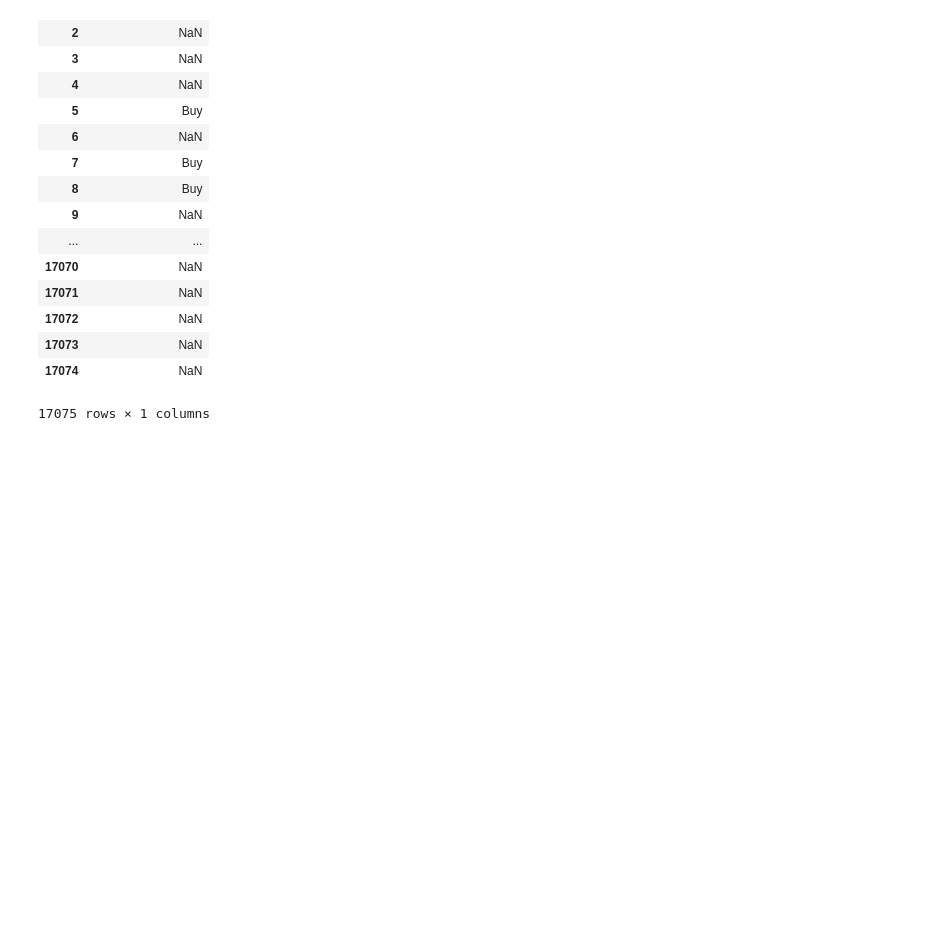
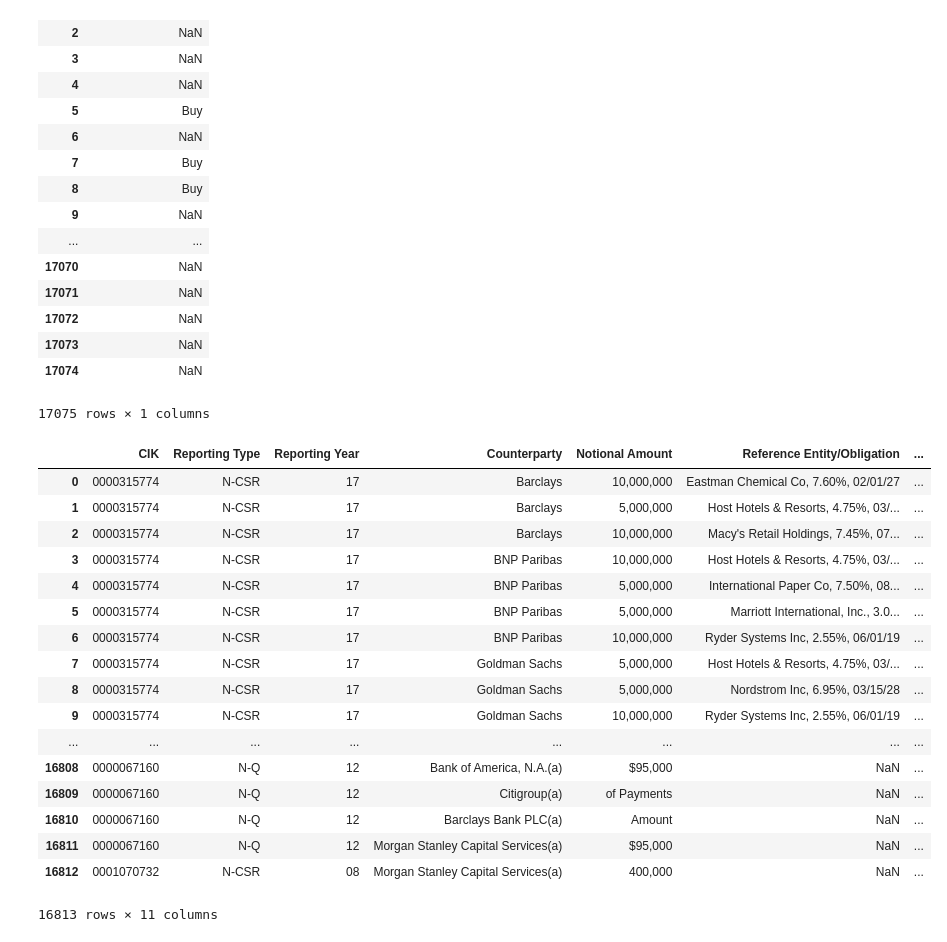
Before and after one commit to sudhamstarun/Credit-Default-Swap-Search-Engine, a Jupyter notebook: Notebooks/Unified CSV Generation.ipynb, the cells around one changed output. Cells and saved outputs as stored; diff of their text form; code cells hidden in the pictures; blank space fills up the shorter version.

```diff
--- a/Notebooks/Unified CSV Generation.ipynb
+++ b/Notebooks/Unified CSV Generation.ipynb
@@ -16,7 +16,7 @@ import os
 # %% [markdown]
 ### Setting up parent directory and sub directory
 # %%
-parent_dir = "../UnifiedCSVTestData/"
+parent_dir = "../Data/"
 filelist = []
 dirs = []
 
@@ -44,7 +44,7 @@ def readCSV(fileList, subject_dirs):
         report_type = subparts[1]
         subsubpart = subparts[2].split('-')
         report_year = subsubpart[1]
-        df = pd.read_csv(filename,engine='python')
+        df = pd.read_csv(filename, engine='python', error_bad_lines = False)
         df['CIK'] = CIK
         df['Reporting Type'] = report_type
         df['Report Year'] = report_year
@@ -328,3 +346,24 @@ CIK_csv = CIK_csv.astype(str)
 Reporting_Type_csv = Reporting_Type_csv.astype(str)
 # %%
 unified_csv.to_csv("final_csv.csv", index=False)
+# %%
+unified_csv
+# %% [output]
+|  | CIK | Reporting Type | Reporting Year | Counterparty | Notional Amount | Reference Entity/Obligation | ... |
+| 0 | 0000315774 | N-CSR | 17 | Barclays | 10,000,000 | Eastman Chemical Co, 7.60%, 02/01/27 | ... |
+| 1 | 0000315774 | N-CSR | 17 | Barclays | 5,000,000 | Host Hotels & Resorts, 4.75%, 03/... | ... |
+| 2 | 0000315774 | N-CSR | 17 | Barclays | 10,000,000 | Macy's Retail Holdings, 7.45%, 07... | ... |
+| 3 | 0000315774 | N-CSR | 17 | BNP Paribas | 10,000,000 | Host Hotels & Resorts, 4.75%, 03/... | ... |
+| 4 | 0000315774 | N-CSR | 17 | BNP Paribas | 5,000,000 | International Paper Co, 7.50%, 08... | ... |
+| 5 | 0000315774 | N-CSR | 17 | BNP Paribas | 5,000,000 | Marriott International, Inc., 3.0... | ... |
+| 6 | 0000315774 | N-CSR | 17 | BNP Paribas | 10,000,000 | Ryder Systems Inc, 2.55%, 06/01/19 | ... |
+| 7 | 0000315774 | N-CSR | 17 | Goldman Sachs | 5,000,000 | Host Hotels & Resorts, 4.75%, 03/... | ... |
+| 8 | 0000315774 | N-CSR | 17 | Goldman Sachs | 5,000,000 | Nordstrom Inc, 6.95%, 03/15/28 | ... |
+| 9 | 0000315774 | N-CSR | 17 | Goldman Sachs | 10,000,000 | Ryder Systems Inc, 2.55%, 06/01/19 | ... |
+| ... | ... | ... | ... | ... | ... | ... | ... |
+| 16808 | 0000067160 | N-Q | 12 | Bank of America, N.A.(a) | $95,000 | NaN | ... |
+| 16809 | 0000067160 | N-Q | 12 | Citigroup(a) | of Payments | NaN | ... |
+| 16810 | 0000067160 | N-Q | 12 | Barclays Bank PLC(a) | Amount | NaN | ... |
+| 16811 | 0000067160 | N-Q | 12 | Morgan Stanley Capital Services(a) | $95,000 | NaN | ... |
+| 16812 | 0001070732 | N-CSR | 08 | Morgan Stanley Capital Services(a) | 400,000 | NaN | ... |
+16813 rows × 11 columns
```
Also changed, not shown: parts of 4 cells of this notebook, 2 other files.
